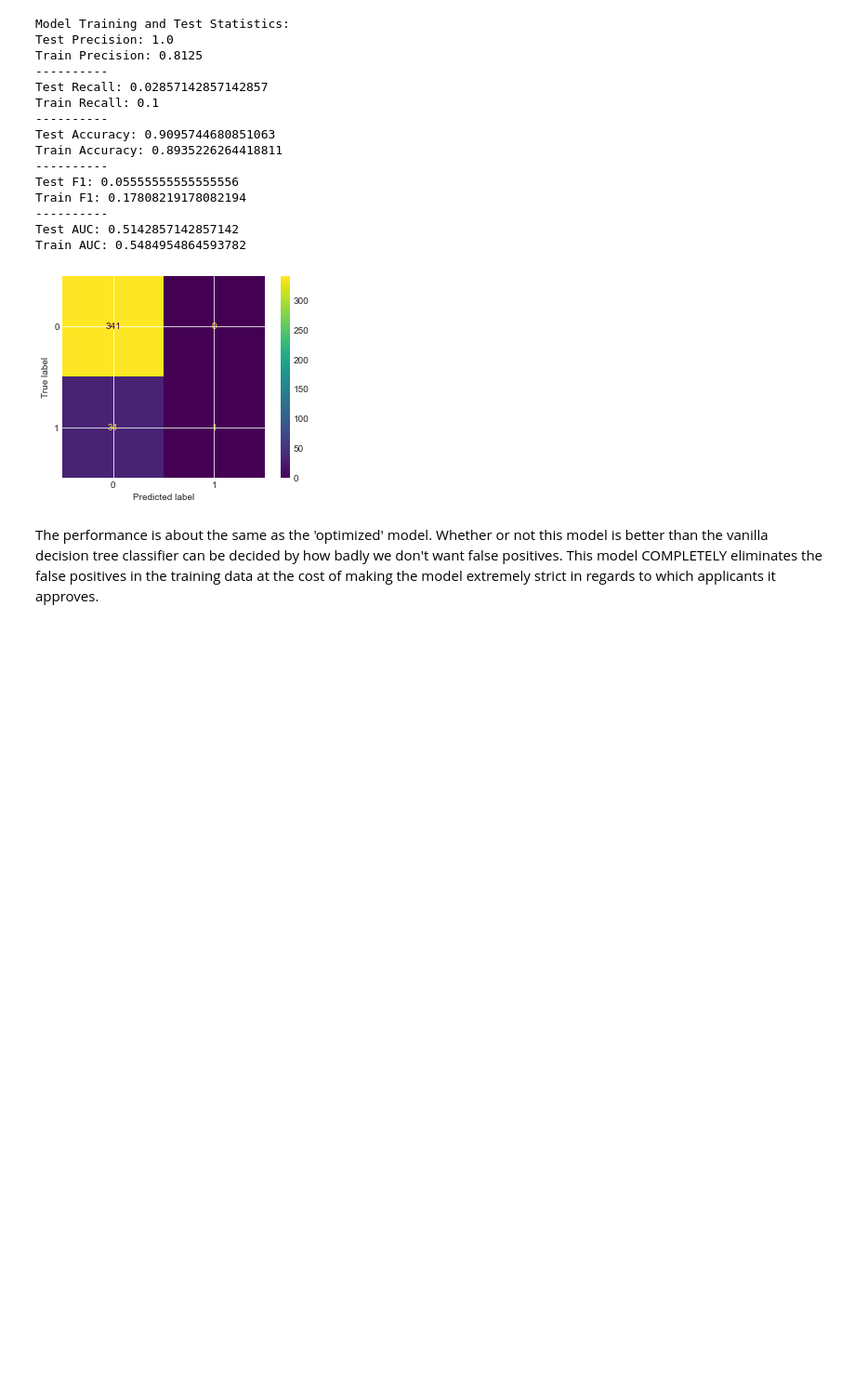
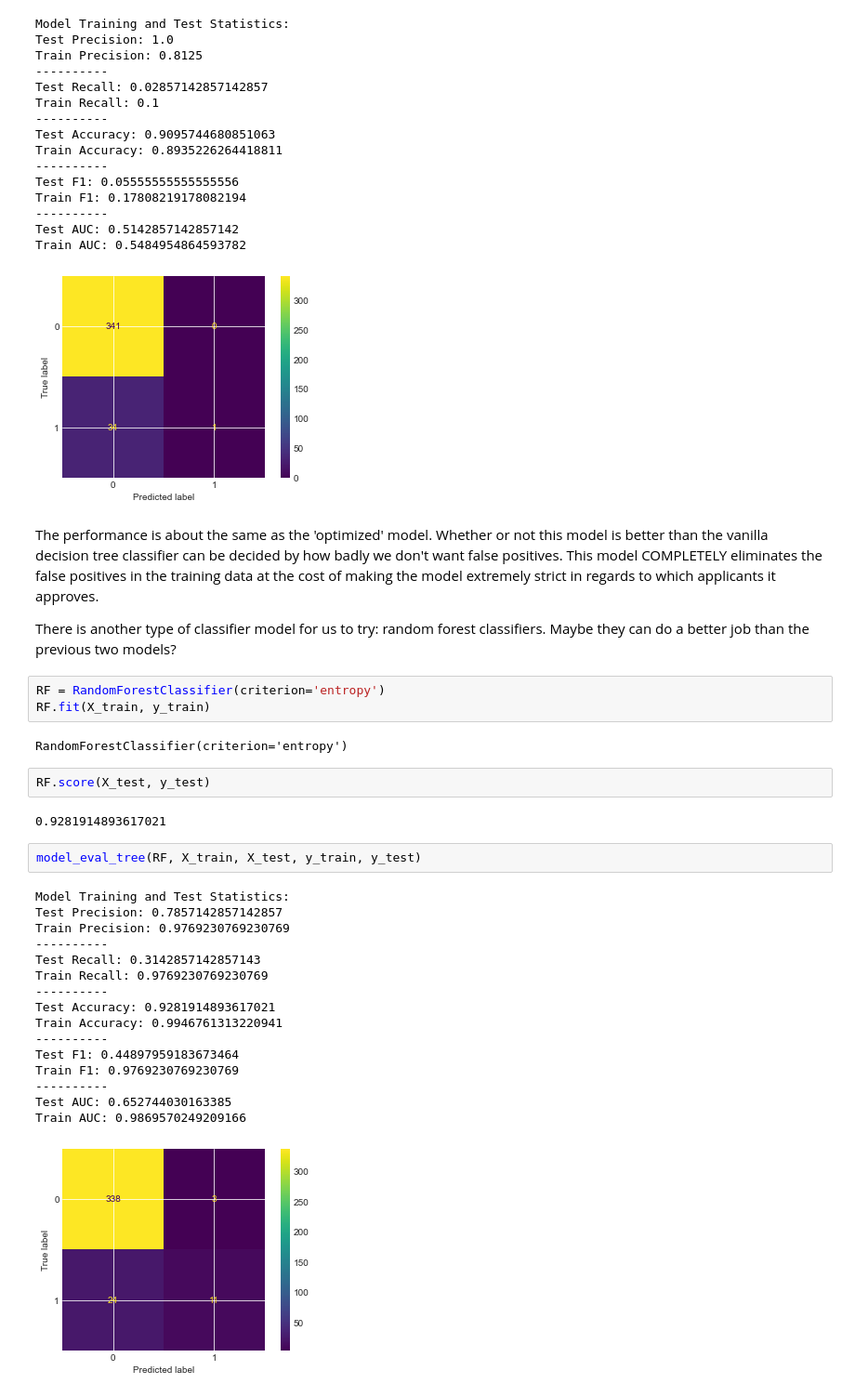
Before and after one commit to Davidkeebler/Credit_Card_Approvals_and_Denials_Prediction, a Jupyter notebook: Untitled.ipynb, the cells around one changed output. Shown at 93% size. Saved outputs shown, nothing was run; the diff lists cells and outputs as text; blank space fills up the shorter version.

Commit message:
add vanilla random forest

```diff
--- a/Untitled.ipynb
+++ b/Untitled.ipynb
@@ -768,3 +768,33 @@ Train AUC: 0.5484954864593782
 [figure]
 # %% [markdown]
 The performance is about the same as the 'optimized' model. Whether or not this model is better than the vanilla decision tree classifier can be decided by how badly we don't want false positives. This model COMPLETELY eliminates the false positives in the training data at the cost of making the model extremely strict in regards to which applicants it approves.
+
+There is another type of classifier model for us to try: random forest classifiers. Maybe they can do a better job than the previous two models?
+# %%
+RF = RandomForestClassifier(criterion='entropy')
+RF.fit(X_train, y_train)
+# %% [output]
+RandomForestClassifier(criterion='entropy')
+# %%
+RF.score(X_test, y_test)
+# %% [output]
+0.9281914893617021
+# %%
+model_eval_tree(RF, X_train, X_test, y_train, y_test)
+# %% [output]
+Model Training and Test Statistics:
+Test Precision: 0.7857142857142857
+Train Precision: 0.9769230769230769
+----------
+Test Recall: 0.3142857142857143
+Train Recall: 0.9769230769230769
+----------
+Test Accuracy: 0.9281914893617021
+Train Accuracy: 0.9946761313220941
+----------
+Test F1: 0.44897959183673464
+Train F1: 0.9769230769230769
+----------
+Test AUC: 0.652744030163385
+Train AUC: 0.9869570249209166
+[figure, added]
```
Also changed, not shown: parts of 7 cells of this notebook.
